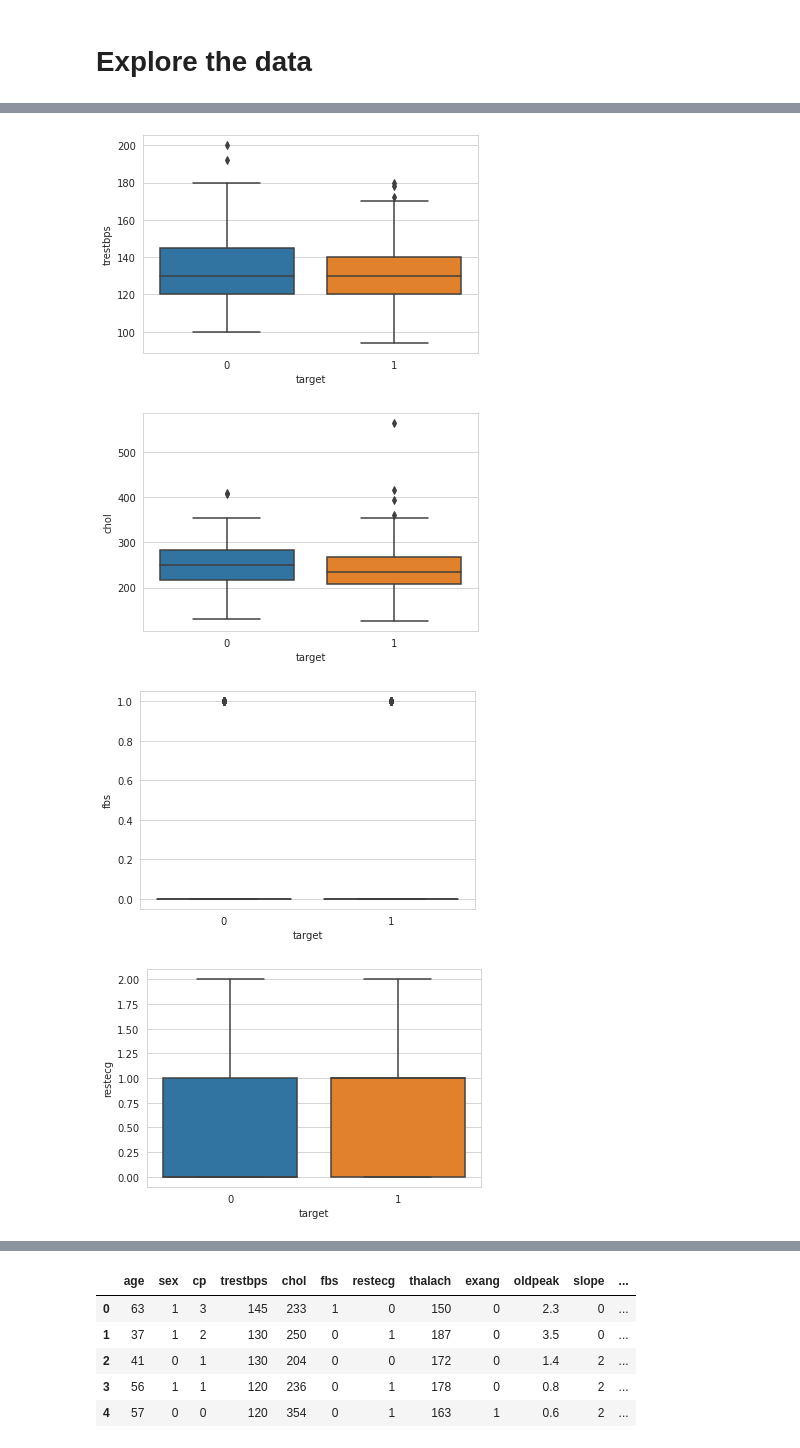
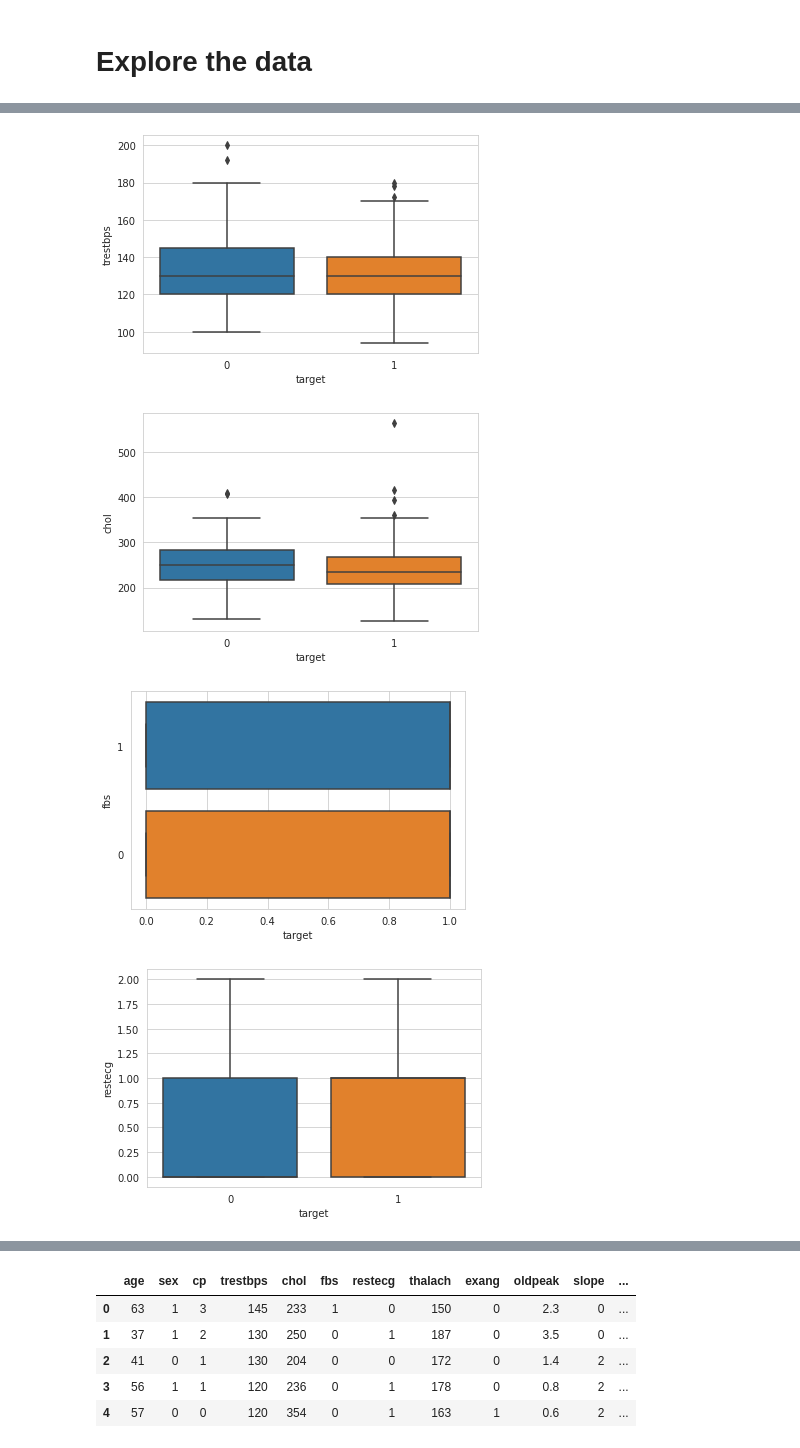
Before and after one commit to pwtnew32/Heart-Attack-Prediction, a Jupyter notebook: heart-attack-prediction.ipynb, the cells around one changed output, grey strips where cells are left out. Drawn from its saved outputs; the diff is of its cells as text; code cells hidden in the pictures.

```diff
--- a/heart-attack-prediction.ipynb
+++ b/heart-attack-prediction.ipynb
@@ -13,5 +13,5 @@ warnings.filterwarnings("ignore")
 # %%
-data = pd.read_csv('../input/heart-disease-uci/heart.csv')
+data = pd.read_csv('heart.csv')
 data.head()
 # %% [output]
 |  | age | sex | cp | trestbps | chol | fbs | restecg | thalach | exang | oldpeak | slope | ... |
@@ -48,3 +48,12 @@ data.describe()
 | 50% | 55.000000 | 1.000000 | 1.000000 | 130.000000 | 240.000000 | 0.000000 | 1.000000 | 153.000000 | 0.000000 | 0.800000 | 1.000000 | ... |
 | 75% | 61.000000 | 1.000000 | 2.000000 | 140.000000 | 274.500000 | 0.000000 | 1.000000 | 166.000000 | 1.000000 | 1.600000 | 2.000000 | ... |
 | max | 77.000000 | 1.000000 | 3.000000 | 200.000000 | 564.000000 | 1.000000 | 2.000000 | 202.000000 | 1.000000 | 6.200000 | 2.000000 | ... |
+# %%
+#Change categorial columns that's contain numerical value to categorical.
+
+data['sex'] = data['sex'].astype(str)
+data['cp'] = data['cp'].astype(str)
+data['fbs'] = data['fbs'].astype(str)
+data['exang'] = data['exang'].astype(str)
+data['ca'] = data['ca'].astype(str)
+data.info()
@@ -59,7 +86,8 @@ def plot_box(data, cols, col_x = 'target'):
         plt.ylabel(col)# Set text for y axis
         plt.show()
 
-num_cols = ['age', 'sex', 'cp', 'trestbps', 'chol', 'fbs', 'restecg','thalach', 'exang', 'oldpeak', 'slope', 'ca', 'thal', 'target']
+num_cols = ['age','sex', 'cp', 'trestbps', 'chol', 'fbs', 'restecg','thalach',
+            'exang', 'oldpeak', 'slope', 'ca', 'thal']
 plot_box(data, num_cols)
 # %% [output]
 [figure]
@@ -68,5 +96,5 @@ plot_box(data, num_cols)
 [figure]
 [figure]
-[figure, old version]
+[figure, new version]
 [figure]
 [figure]
```
Also changed, not shown: parts of 16 cells of this notebook.
